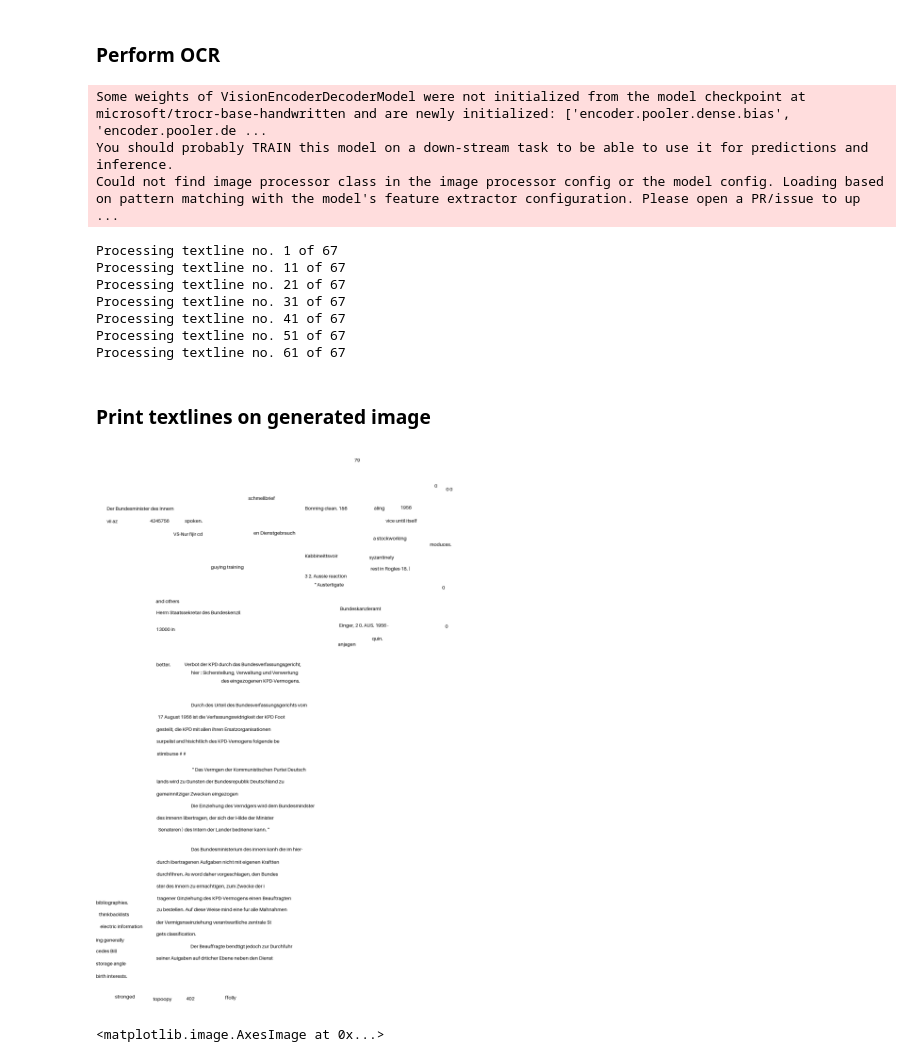
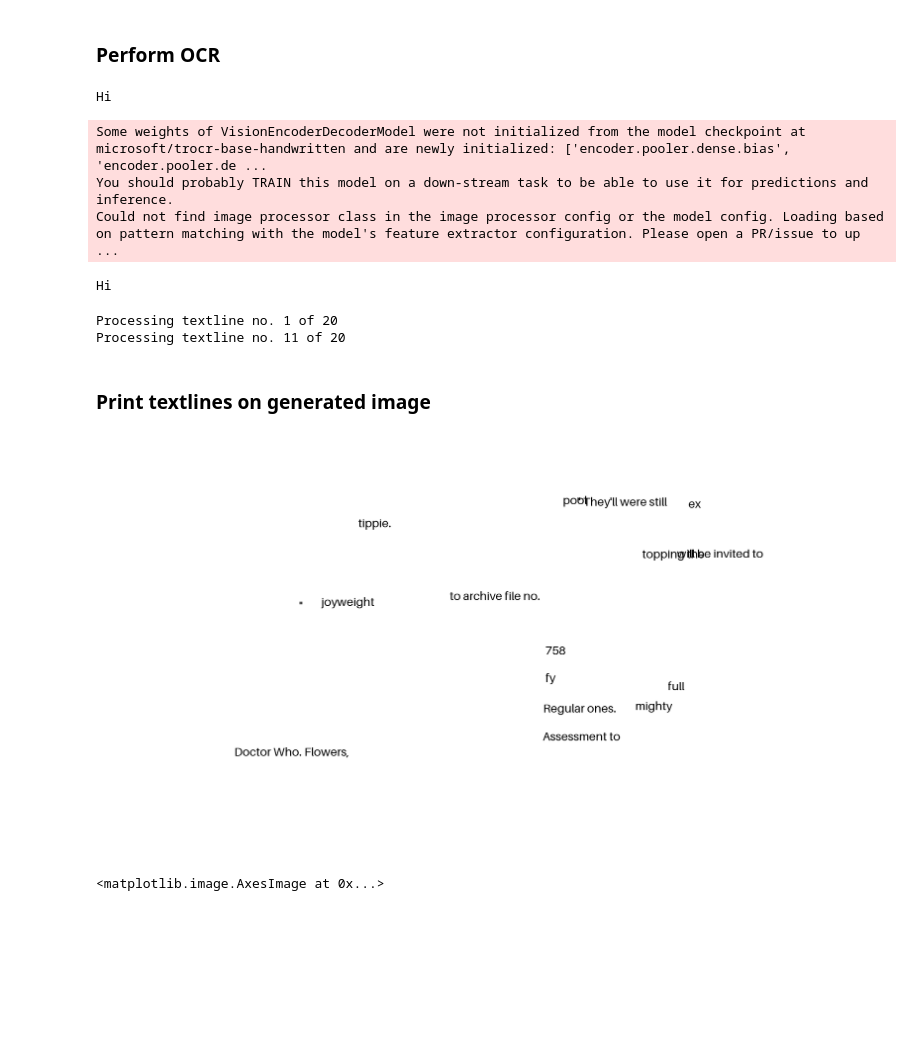
Before and after one commit to pluniak/ocrd, a Jupyter notebook: notebooks/pipeline.ipynb, the cells around one changed output. Saved outputs shown, nothing was run; the diff lists cells and outputs as text; code cells hidden in the pictures; blank space fills up the shorter version.

Commit message:
test data english

```diff
--- a/notebooks/pipeline.ipynb
+++ b/notebooks/pipeline.ipynb
@@ -19,7 +18,7 @@ The autoreload extension is already loaded. To reload it, use:
 # %%
 # GENERAL ARGS - MODIFY!
-img_name = 'beschluss'
-img_path = '../test_data/' + img_name + '_image.jpg'
+img_name = 'trudy'
+img_path = '../test_data_english/' + img_name + '_image.jpg'
 binarize_mode = 'detailed' # 'detailed', 'fast', 'no'
 min_pixel_sum = 20 # for textline segments filtering
 median_bounds = (.5, 20) # for textline segments filtering
@@ -75,5 +67,5 @@ WARNING:matplotlib.image:Clipping input data to the valid range for imshow with
 # %%
-path = '../test_data/' + img_name + '_textlineSegments.png'
+path = '../test_data_english/' + img_name + '_textlineSegments.png'
 imageio.imwrite(path, textline_segments*255)
 textline_segments = imageio.imread(path)
 # %% [markdown]
@@ -103,31 +99,30 @@ plt.show()  # Display the figure
 # %% [markdown]
 ### Perform OCR
-# %%
-textline_preds = perform_ocr_on_textlines(textline_images)
-# %% [output]
-Some weights of VisionEncoderDecoderModel were not initialized from the model checkpoint at microsoft/trocr-base-handwritten and are newly initialized: ['encoder.pooler.dense.bias', 'encoder.pooler.de ...
-You should probably TRAIN this model on a down-stream task to be able to use it for predictions and inference.
-Could not find image processor class in the image processor config or the model config. Loading based on pattern matching with the model's feature extractor configuration. Please open a PR/issue to up ...
-Processing textline no. 1 of 67
-Processing textline no. 11 of 67
-Processing textline no. 21 of 67
-Processing textline no. 31 of 67
-Processing textline no. 41 of 67
-Processing textline no. 51 of 67
-Processing textline no. 61 of 67
+# %%
+model_name="microsoft/trocr-base-handwritten"
+
+textline_preds = perform_ocr_on_textlines(textline_images, model_name)
+# %% [output]
+Hi
+Some weights of VisionEncoderDecoderModel were not initialized from the model checkpoint at microsoft/trocr-base-handwritten and are newly initialized: ['encoder.pooler.dense.bias', 'encoder.pooler.de ...
+You should probably TRAIN this model on a down-stream task to be able to use it for predictions and inference.
+Could not find image processor class in the image processor config or the model config. Loading based on pattern matching with the model's feature extractor configuration. Please open a PR/issue to up ...
+Hi
+Processing textline no. 1 of 20
+Processing textline no. 11 of 20
 # %%
-path = '../test_data/' + img_name + '_preds.json'
+path = '../test_data_english/' + img_name + '_preds.json'
 write_dict_to_json(textline_preds, path)
 textline_preds = load_json_to_dict(path)
 # %% [markdown]
 ### Print textlines on generated image
 # %%
 img_gen = create_text_overlay_image(textline_images, textline_preds, (img_resized.shape[0], img_resized.shape[1]), font_size=30)
-path = '../test_data/' + img_name + '_imgGen.jpg'
+path = '../test_data_english/' + img_name + '_imgGen_printed.jpg'
 img_gen.save(path)
 img_gen
 # %% [output]
-[figure, old version]
+[figure, new version]
 # %%
 cropped_img = img[1000:1224,1000:1448]
 cropped_img = np.expand_dims(cropped_img, 0)
```
Also changed, not shown: parts of 7 cells of this notebook, 32 other files.
